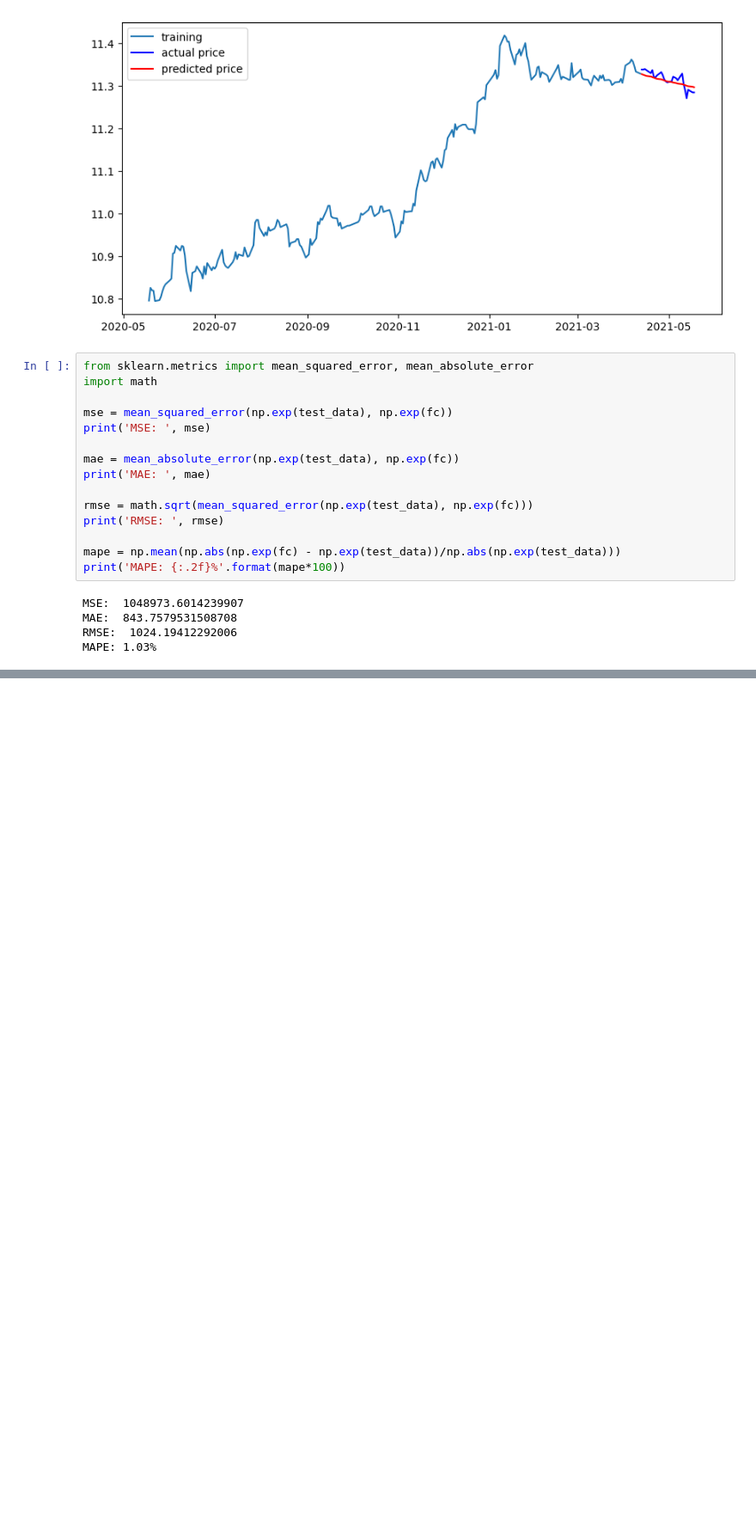
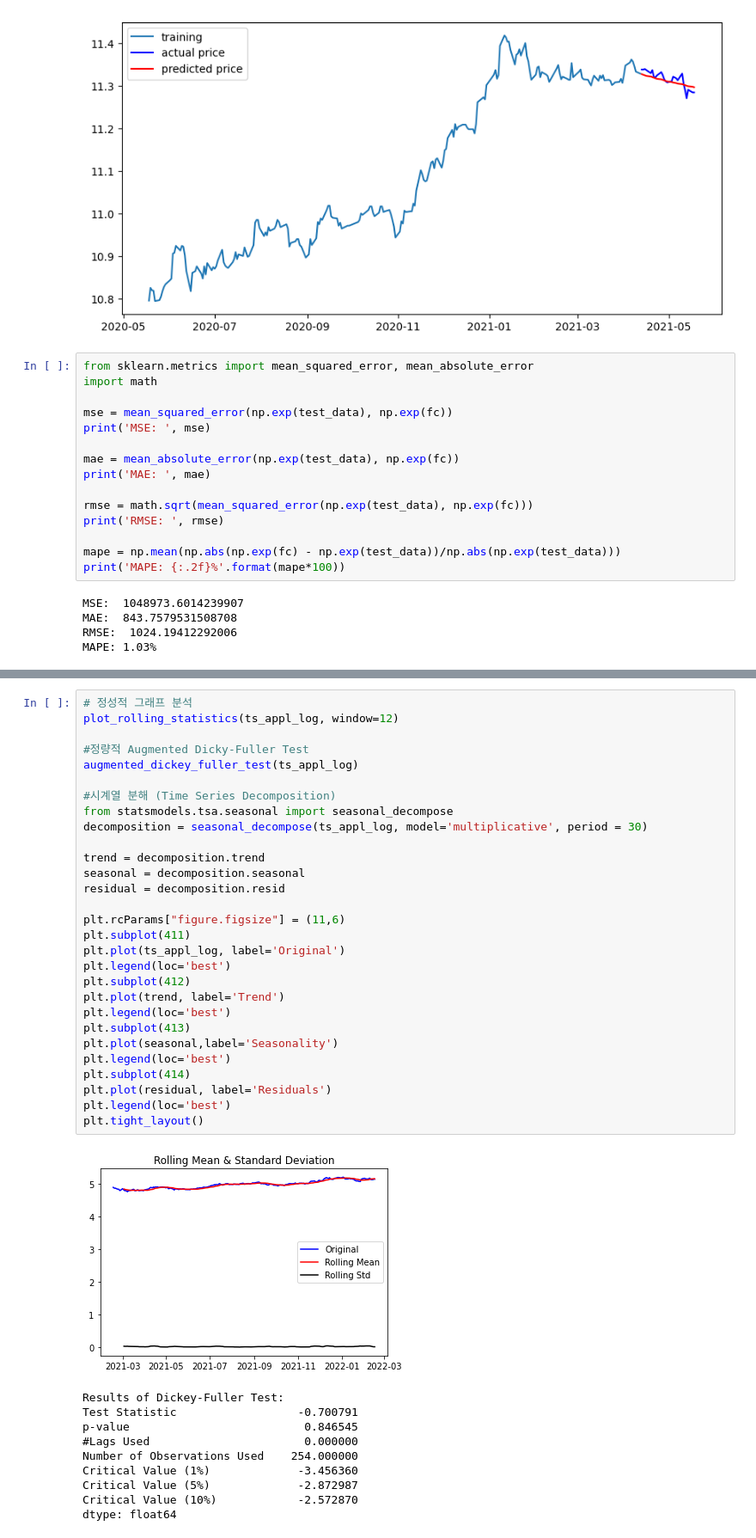
Before and after one commit to LAGABI44/AIFFEL_Study, a Jupyter notebook: EXPLORATION/Submission/[E-11]Stock_Prediction.ipynb, the cells around one changed output, grey strips where cells are left out. Shown at 86% size. Cells and saved outputs as stored; diff of their text form; blank space fills up the shorter version.

```diff
--- a/EXPLORATION/Submission/[E-11]Stock_Prediction.ipynb
+++ b/EXPLORATION/Submission/[E-11]Stock_Prediction.ipynb
@@ -279,0 +367,40 @@ MAPE: 1.03%
+# %%
+# 정성적 그래프 분석
+plot_rolling_statistics(ts_appl_log, window=12)
+
+#정량적 Augmented Dicky-Fuller Test
+augmented_dickey_fuller_test(ts_appl_log)
+
+#시계열 분해 (Time Series Decomposition)
+from statsmodels.tsa.seasonal import seasonal_decompose
+decomposition = seasonal_decompose(ts_appl_log, model='multiplicative', period = 30)
+
+trend = decomposition.trend
+seasonal = decomposition.seasonal
+residual = decomposition.resid
+
+plt.rcParams["figure.figsize"] = (11,6)
+plt.subplot(411)
+plt.plot(ts_appl_log, label='Original')
+plt.legend(loc='best')
+plt.subplot(412)
+plt.plot(trend, label='Trend')
+plt.legend(loc='best')
+plt.subplot(413)
+plt.plot(seasonal,label='Seasonality')
+plt.legend(loc='best')
+plt.subplot(414)
+plt.plot(residual, label='Residuals')
+plt.legend(loc='best')
+plt.tight_layout()
+# %% [output]
+[figure, added]
+Results of Dickey-Fuller Test:
+Test Statistic                  -0.700791
+p-value                          0.846545
+#Lags Used                       0.000000
+Number of Observations Used    254.000000
+Critical Value (1%)             -3.456360
+Critical Value (5%)             -2.872987
+Critical Value (10%)            -2.572870
+dtype: float64
```
Also changed, not shown: parts of 55 cells of this notebook.
